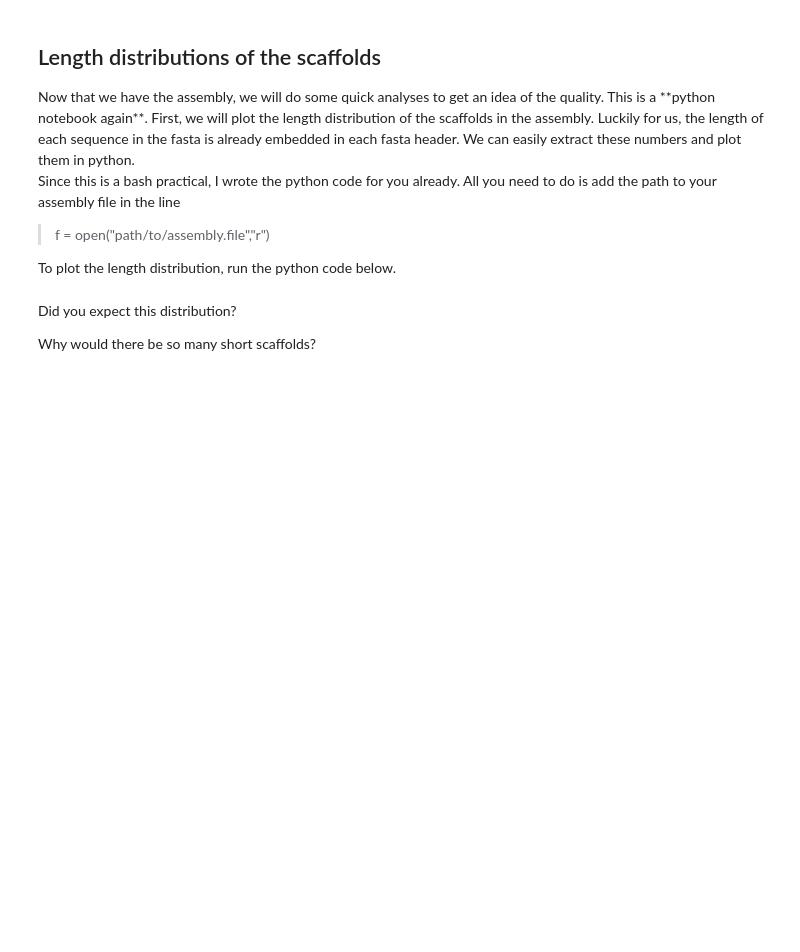
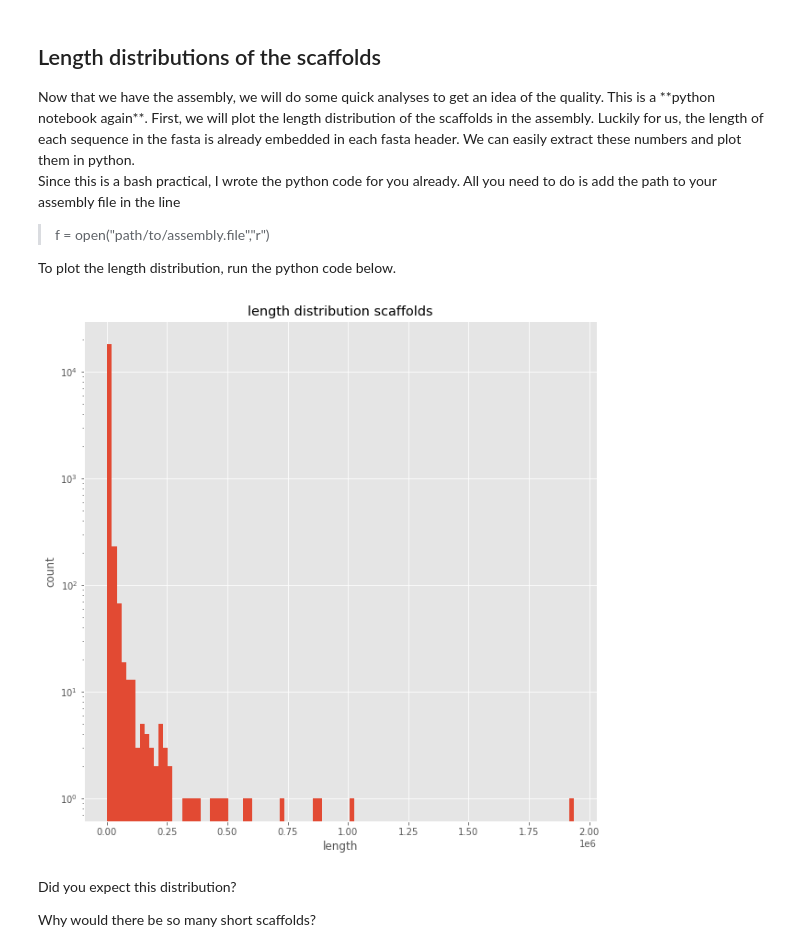
Before and after one commit to lauralwd/metagenomicspractical, a Jupyter notebook: m04-plot_assembly_length.ipynb, the cells around one changed output. Cells and saved outputs as stored; diff of their text form; code cells hidden in the pictures; blank space fills up the shorter version.

```diff
--- a/m04-plot_assembly_length.ipynb
+++ b/m04-plot_assembly_length.ipynb
@@ -14,27 +14,29 @@ To plot the length distribution, run the python code below.
 # %%
 import matplotlib.pyplot as plt
 import re
 %matplotlib inline
 plt.style.use('ggplot')
 
-f = open("", "r")
+f = open("data/assembly/scaffolds.fasta", "r")
 
 lines = f.readlines()
 f.close()
 
 lengths = []
 regexp = re.compile(">")
 
 for line in lines:
     if re.search(regexp, line):
         line = line.strip().split('_')
         lengths.append(float(line[3]))
 
 fig = plt.figure(figsize=(10,10))
 plt.hist(lengths, bins=100, log=True);
 plt.title("length distribution scaffolds");
 plt.xlabel("length");
 plt.ylabel("count");
+# %% [output]
+[figure, added]
 # %% [markdown]
 Did you expect this distribution?
 
```
Also changed, not shown: parts of 1 cell of this notebook.
